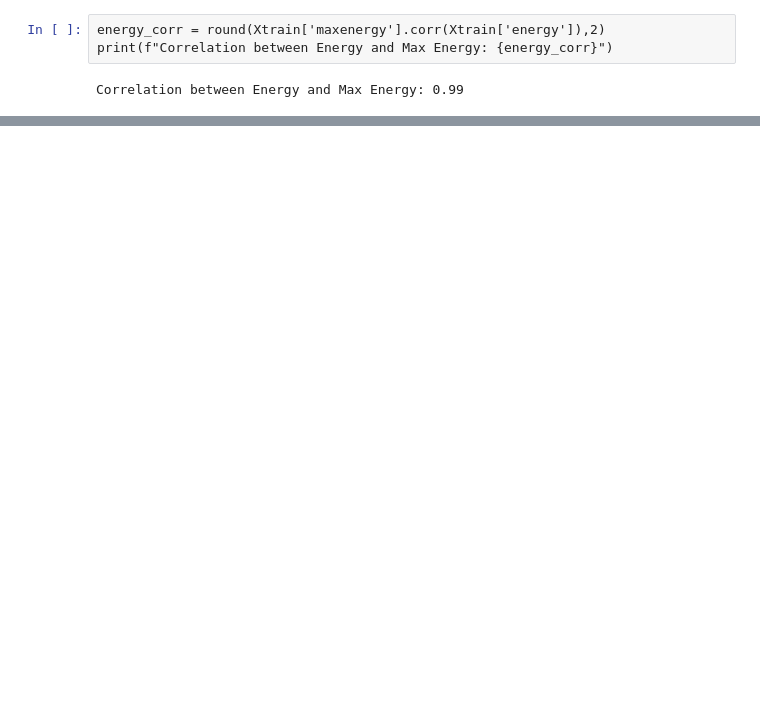
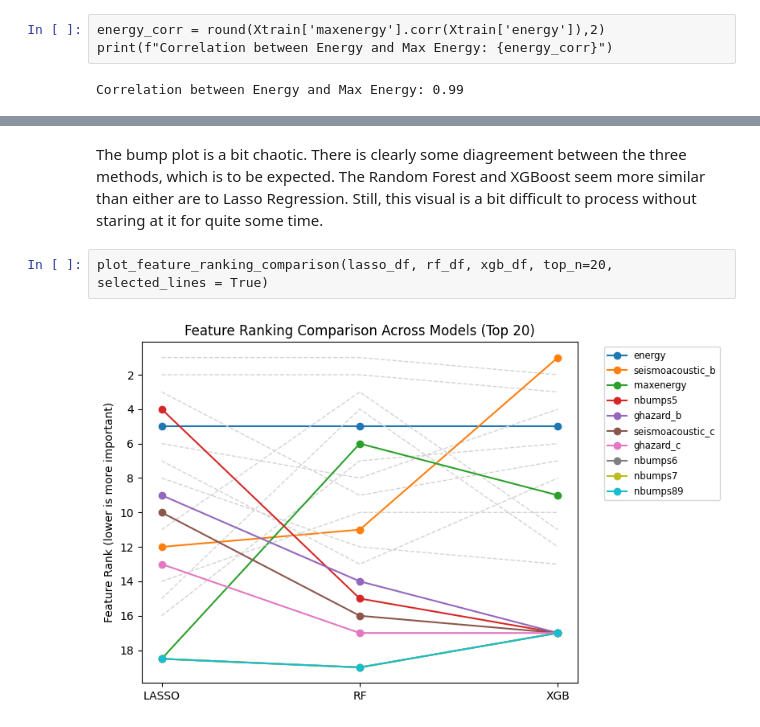
Before and after one commit to jdlesniak/feature-selection-analysis, a Jupyter notebook: notebooks/02_modeling.ipynb, the cells around one changed output, grey strips where cells are left out. Drawn from its saved outputs; the diff is of its cells as text; blank space fills up the shorter version.

```diff
--- a/notebooks/02_modeling.ipynb
+++ b/notebooks/02_modeling.ipynb
@@ -63,0 +95,6 @@ plot_feature_ranking_comparison(lasso_df, rf_df, xgb_df, top_n=20)
+# %% [markdown]
+The bump plot is a bit chaotic. There is clearly some diagreement between the three methods, which is to be expected. The Random Forest and XGBoost seem more similar than either are to Lasso Regression. Still, this visual is a bit difficult to process without staring at it for quite some time.
+# %%
+plot_feature_ranking_comparison(lasso_df, rf_df, xgb_df, top_n=20, selected_lines = True)
+# %% [output]
+[figure, added]
```
Also changed, not shown: parts of 20 cells of this notebook, 2 other files.
